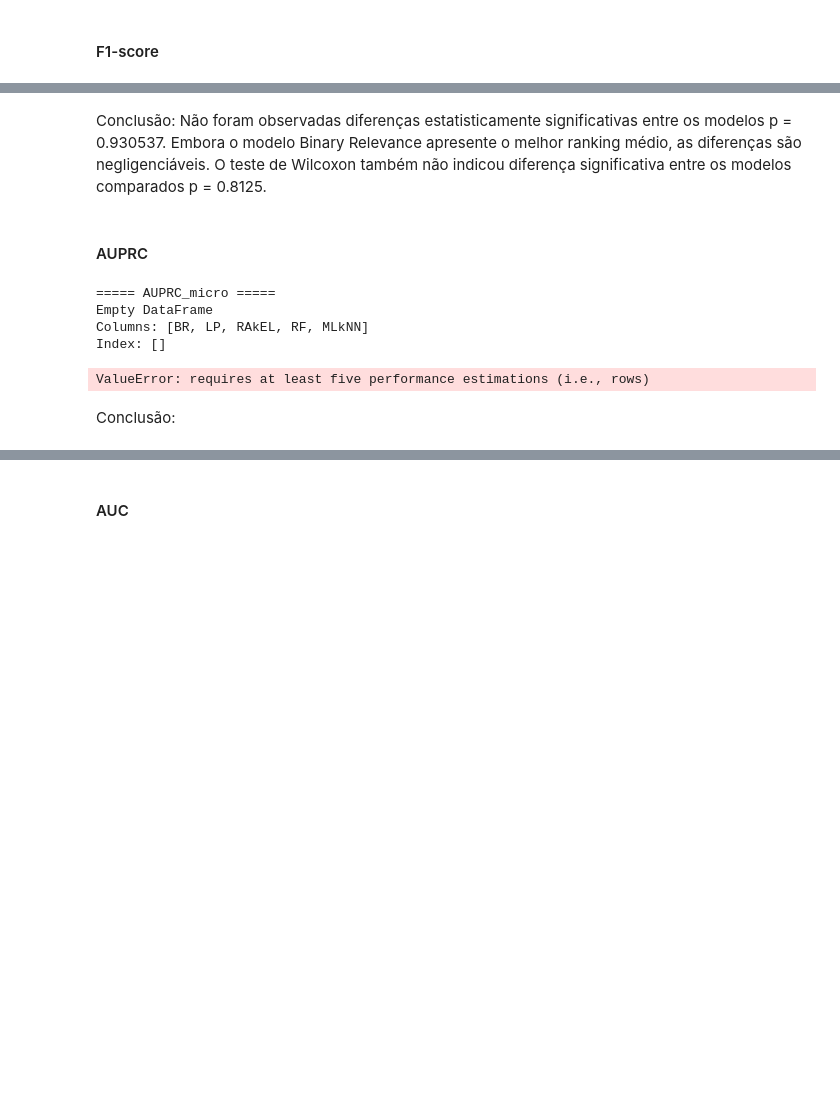
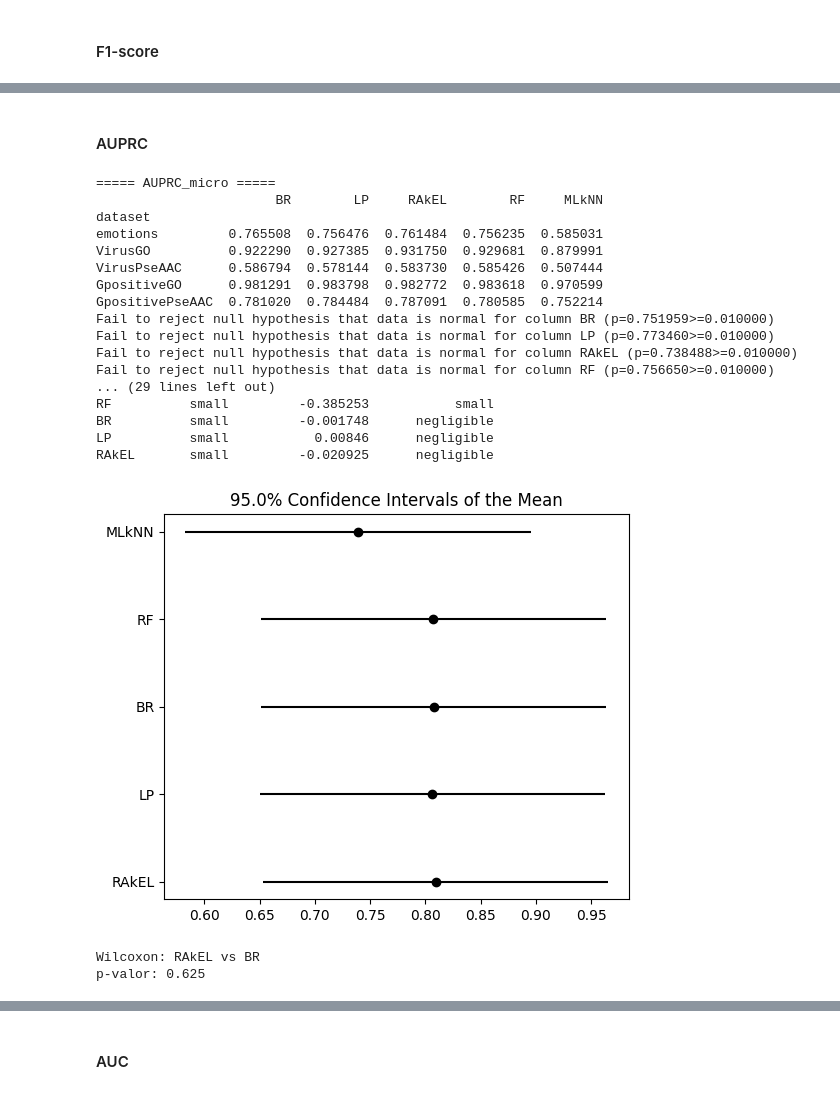
Before and after one commit to iarabertopena/ml-learning-lab, a Jupyter notebook: 10_fold_cross_validation-ml_learning_lab.ipynb, the cells around one changed output, grey strips where cells are left out. Cells and saved outputs as stored; diff of their text form; code cells hidden in the pictures; blank space fills up the shorter version.

```diff
--- a/10_fold_cross_validation-ml_learning_lab.ipynb
+++ b/10_fold_cross_validation-ml_learning_lab.ipynb
@@ -733,24 +707,24 @@ GpositivePseAAC    RF
 dtype: object
 # %%
-import pandas as pd
+# import pandas as pd
 
-rows = []
+# rows = []
 
-for dataset_name, models in all_results.items():
-    row = {"dataset": dataset_name}
+# for dataset_name, models in all_results.items():
+#     row = {"dataset": dataset_name}
 
-    for model_name, metrics in models.items():
-        mean, std = metrics["auc_macro"]
-        row[model_name] = mean
+#     for model_name, metrics in models.items():
+#         mean, std = metrics["auc_macro"]
+#         row[model_name] = mean
 
-    rows.append(row)
+#     rows.append(row)
 
-df = pd.DataFrame(rows)
-df = df.set_index("dataset")
+# df = pd.DataFrame(rows)
+# df = df.set_index("dataset")
 
-print("Tabela de resultados: auc_macro")
-print(df)
+# print("Tabela de resultados: auc_macro")
+# print(df)
 
-best_auc_macro = df.idxmax(axis=1)
-print("\nMelhor modelo por dataset:")
-print(best_auc_macro)
+# best_auc_macro = df.idxmax(axis=1)
+# print("\nMelhor modelo por dataset:")
+# print(best_auc_macro)
@@ -984,5 +958,3 @@ p-valor: 0.8125
-# %% [markdown]
-Conclusão: Não foram observadas diferenças estatisticamente significativas entre os modelos p = 0.930537. Embora o modelo Binary Relevance apresente o melhor ranking médio, as diferenças são negligenciáveis. O teste de Wilcoxon também não indicou diferença significativa entre os modelos comparados p = 0.8125.
 # %% [markdown]
 #### AUPRC
 # %%
@@ -992,37 +964,50 @@ import matplotlib.pyplot as plt
 
 print("\n===== AUPRC_micro =====")
 
 # tabela
 df = build_table(all_results, "auprc_micro")
 df = df.dropna()
 
 print(df)
 
 # Friedman + Nemenyi
 result = autorank(df, alpha=0.05, order='descending', verbose=True)
 
 print("\nRanking médio:")
 print(result.rankdf)
 
 #plot_stats(result)
 #plt.show()
 
 plot_stats(result, allow_insignificant=True)
 plt.show()
 
 # Wilcoxon (só com os 2 melhores)
-means = df.mean().sort_values(ascending=True)
+means = df.mean().sort_values(ascending=False)
 m1, m2 = means.index[:2]
 
 stat, p = wilcoxon(df[m1], df[m2])
 
 print(f"\nWilcoxon: {m1} vs {m2}")
 print("p-valor:", p)
 # %% [output]
 ===== AUPRC_micro =====
-Empty DataFrame
-Columns: [BR, LP, RAkEL, RF, MLkNN]
-Index: []
+                       BR        LP     RAkEL        RF     MLkNN
+dataset
+emotions         0.765508  0.756476  0.761484  0.756235  0.585031
+VirusGO          0.922290  0.927385  0.931750  0.929681  0.879991
+VirusPseAAC      0.586794  0.578144  0.583730  0.585426  0.507444
+GpositiveGO      0.981291  0.983798  0.982772  0.983618  0.970599
+GpositivePseAAC  0.781020  0.784484  0.787091  0.780585  0.752214
+Fail to reject null hypothesis that data is normal for column BR (p=0.751959>=0.010000)
+Fail to reject null hypothesis that data is normal for column LP (p=0.773460>=0.010000)
+Fail to reject null hypothesis that data is normal for column RAkEL (p=0.738488>=0.010000)
+Fail to reject null hypothesis that data is normal for column RF (p=0.756650>=0.010000)
+... (29 lines left out)
+RF          small         -0.385253           small
+BR          small         -0.001748      negligible
+LP          small           0.00846      negligible
+RAkEL       small         -0.020925      negligible
+[figure, added]
-ValueError: requires at least five performance estimations (i.e., rows)
+Wilcoxon: RAkEL vs BR
+p-valor: 0.625
-# %% [markdown]
-Conclusão:
```
Also changed, not shown: parts of 32 cells of this notebook.
